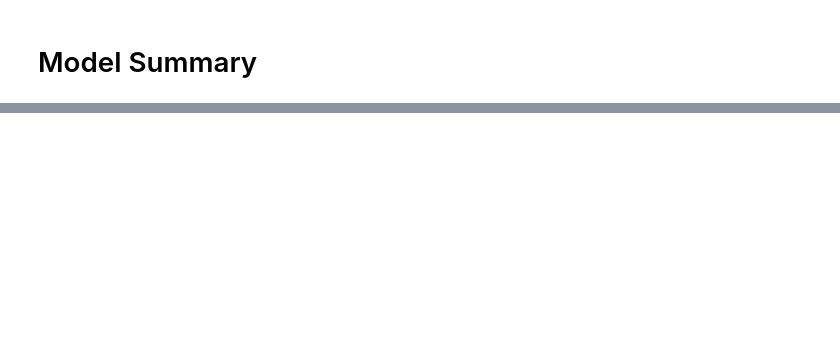
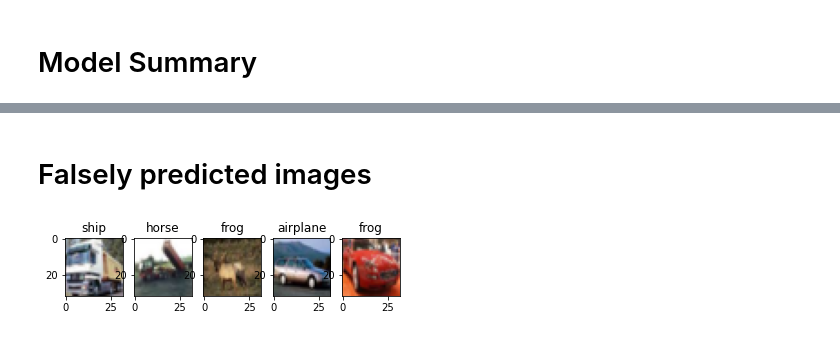
Before and after one commit to futartup/S8-S9-assignment, a Jupyter notebook: main.ipynb, the cells around one changed output, grey strips where cells are left out. Cells and saved outputs as stored; diff of their text form; code cells hidden in the pictures; blank space fills up the shorter version.

```diff
--- a/main.ipynb
+++ b/main.ipynb
@@ -139,0 +186,6 @@ epoch no:  11
+# %% [markdown]
+# Falsely predicted images
+# %%
+matplotlib_imshow(classes, false_predicted, plt, False)
+# %% [output]
+[figure, added]
```
Also changed, not shown: parts of 18 cells of this notebook.
